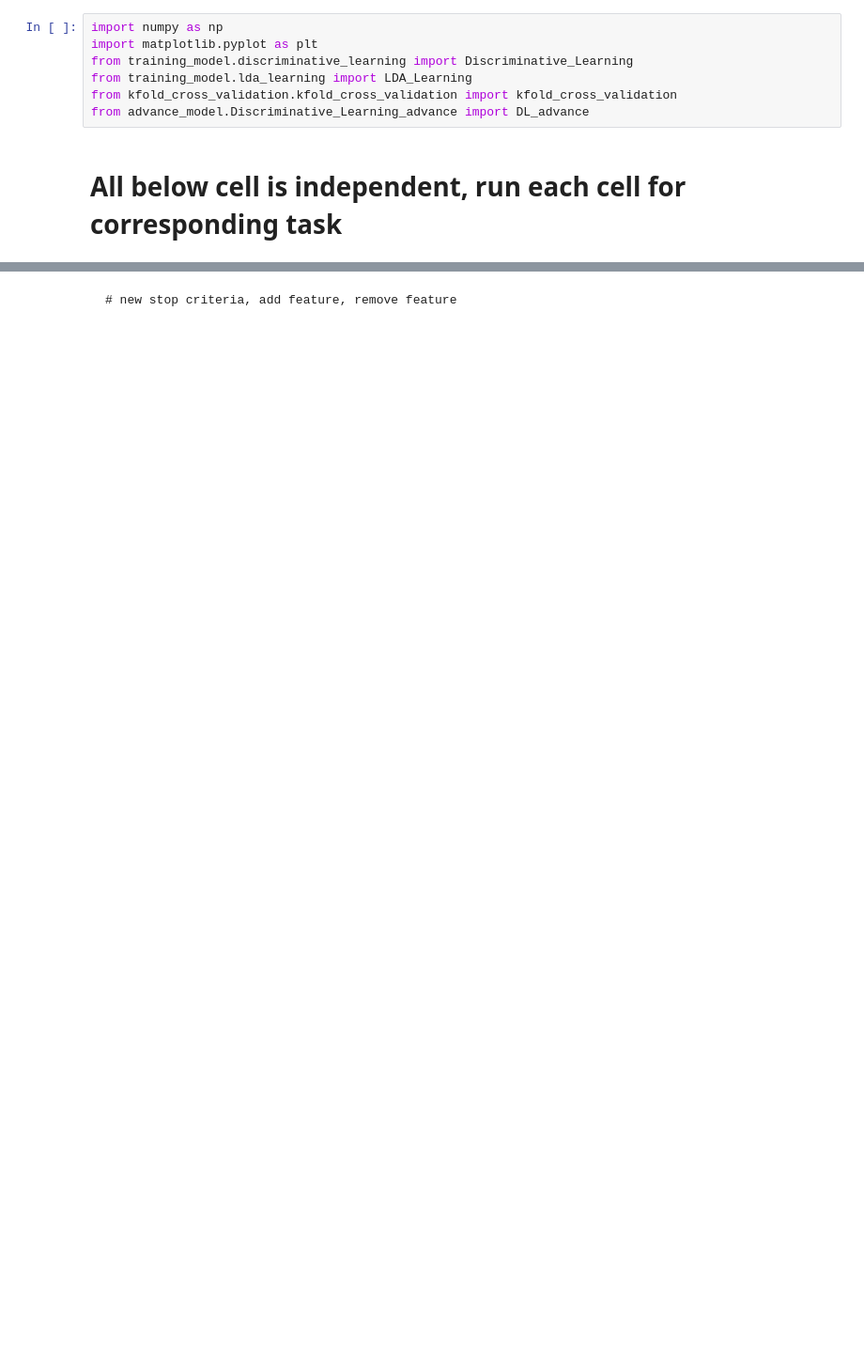
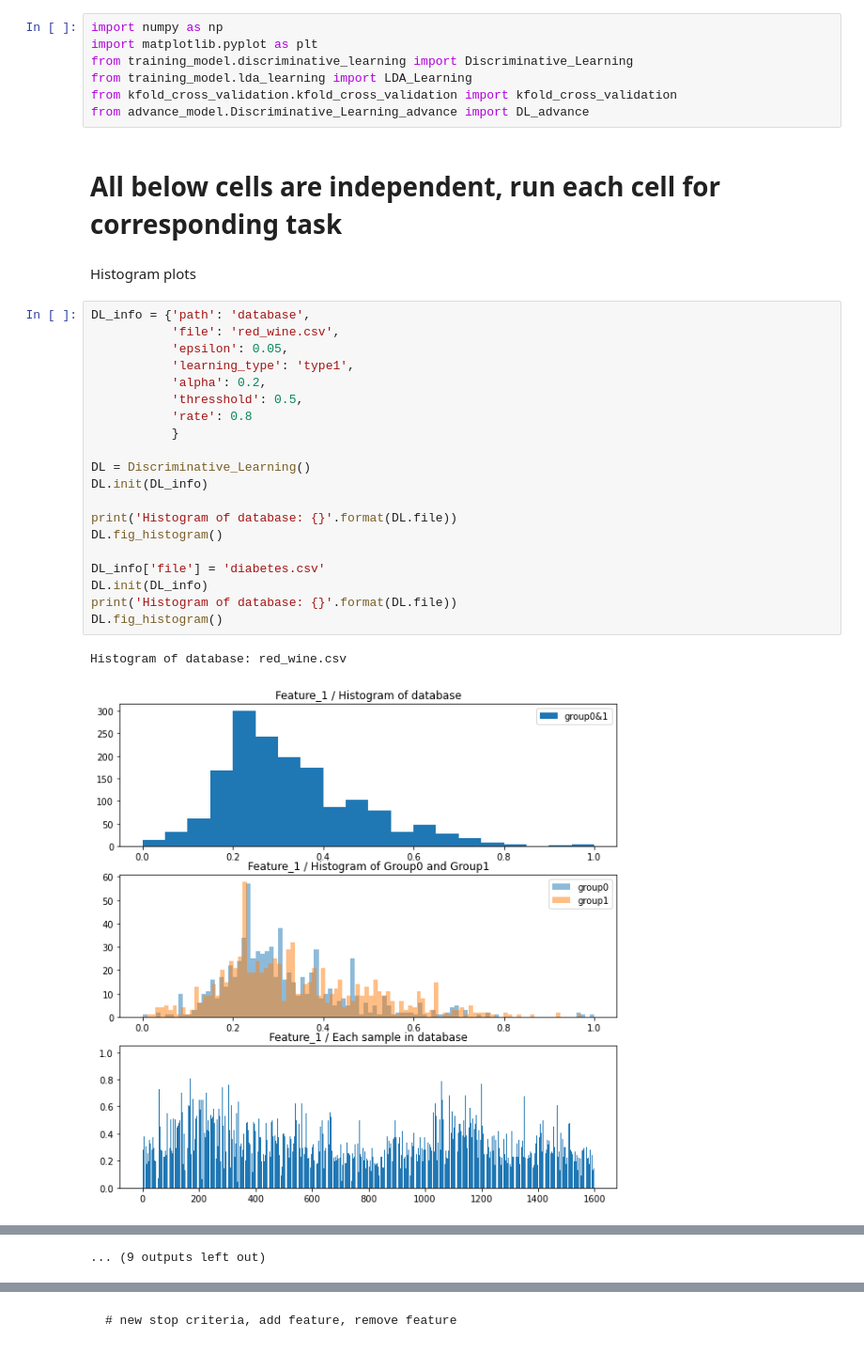
Before and after one commit to VanBinhTruong/Group18_project1, a Jupyter notebook: mini_project1.ipynb, the cells around one changed output, grey strips where cells are left out. Shown at 94% size. Saved outputs shown, nothing was run; the diff lists cells and outputs as text; blank space fills up the shorter version.

```diff
--- a/mini_project1.ipynb
+++ b/mini_project1.ipynb
@@ -6,4 +6,29 @@ from training_model.lda_learning import LDA_Learning
 from kfold_cross_validation.kfold_cross_validation import kfold_cross_validation
 from advance_model.Discriminative_Learning_advance import DL_advance
 # %% [markdown]
-# All below cell is independent, run each cell for corresponding task
+# All below cells are independent, run each cell for corresponding task
+# %% [markdown]
+Histogram plots
+# %%
+DL_info = {'path': 'database',
+           'file': 'red_wine.csv',
+           'epsilon': 0.05,
+           'learning_type': 'type1',
+           'alpha': 0.2,
+           'thresshold': 0.5,
+           'rate': 0.8
+           }
+
+DL = Discriminative_Learning()
+DL.init(DL_info)
+
+print('Histogram of database: {}'.format(DL.file))
+DL.fig_histogram()
+
+DL_info['file'] = 'diabetes.csv'
+DL.init(DL_info)
+print('Histogram of database: {}'.format(DL.file))
+DL.fig_histogram()
+# %% [output]
+Histogram of database: red_wine.csv
+[figure, added]
@@ -10 +45,2 @@ from advance_model.Discriminative_Learning_advance import DL_advance
+... (9 outputs left out)
 # %% [markdown]
```
Also changed, not shown: parts of 6 cells of this notebook, 4 other files.
